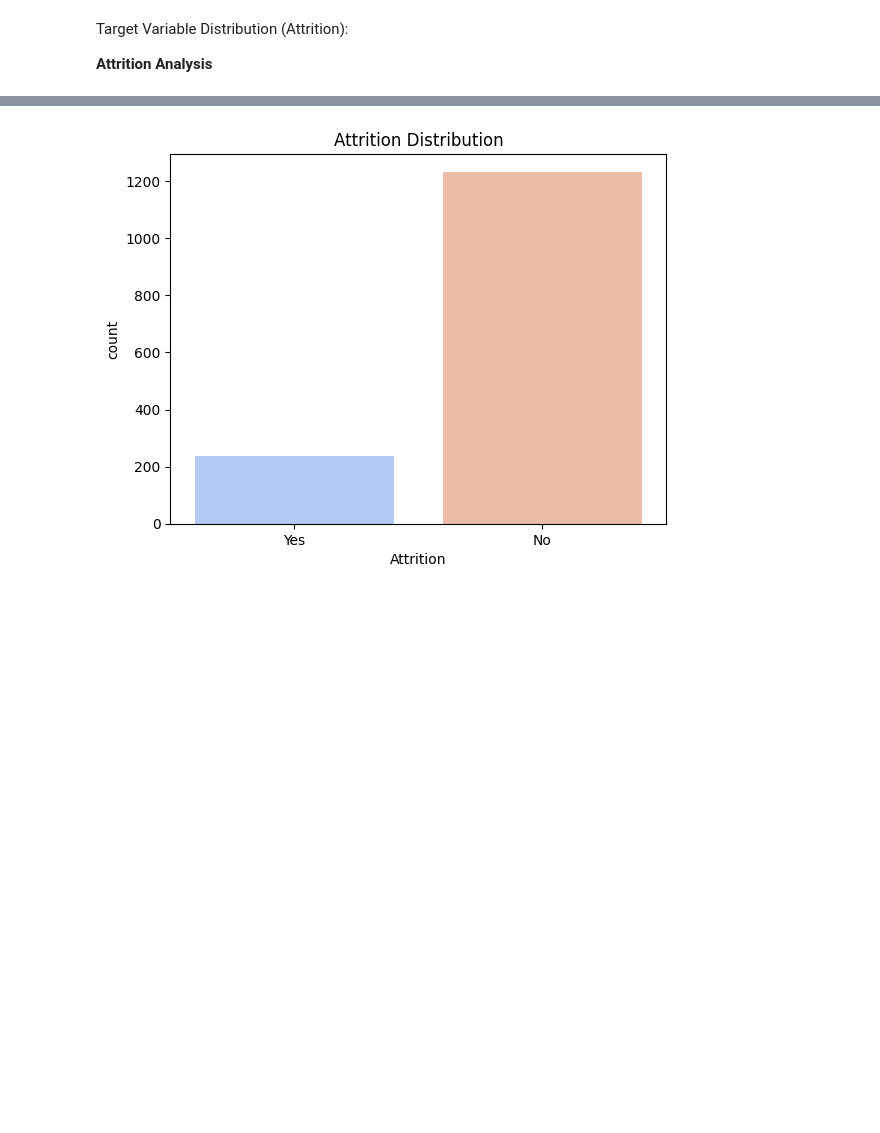
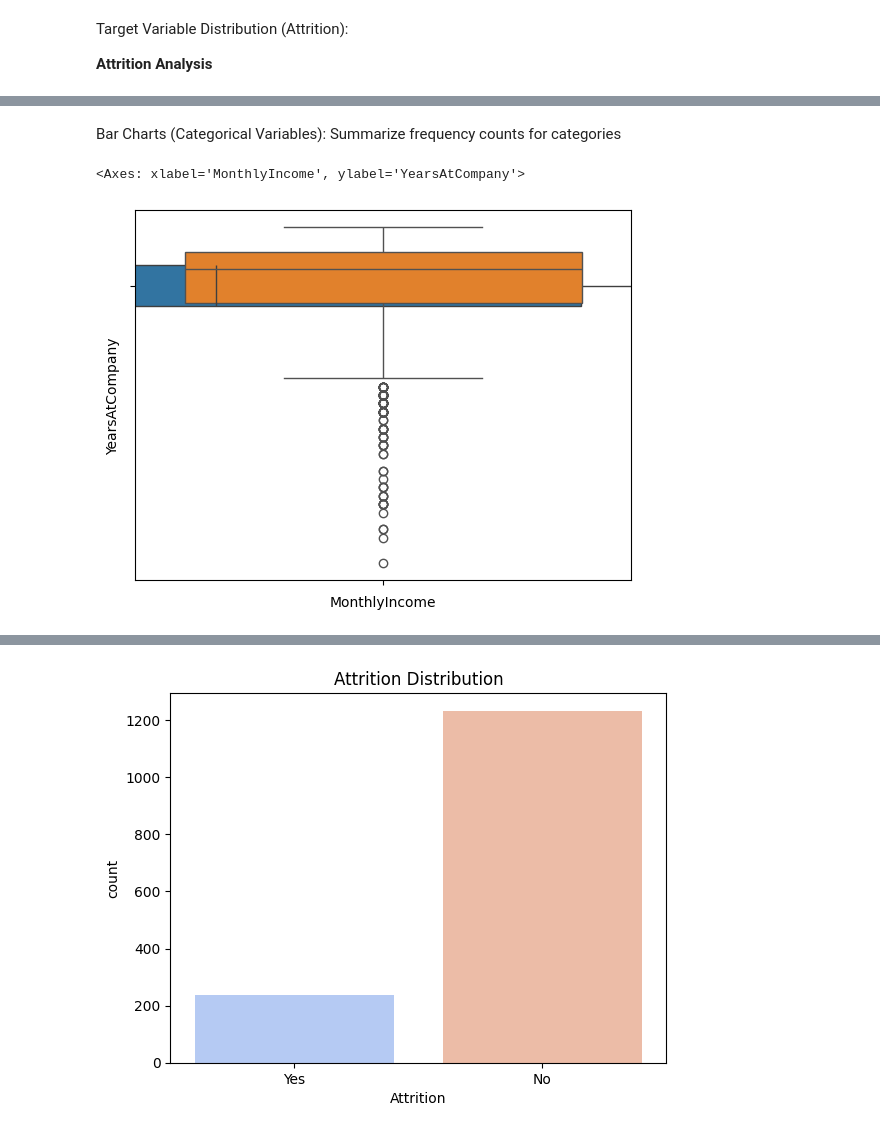
Before and after one commit to Geethasaran/E-Commerce-_Employee-Attrition-Rate, a Jupyter notebook: FINAL_PROJECT_Employee_Attrition_Rate.ipynb, the cells around one changed output, grey strips where cells are left out. Cells and saved outputs as stored; diff of their text form; code cells hidden in the pictures; blank space fills up the shorter version.

```diff
--- a/FINAL_PROJECT_Employee_Attrition_Rate.ipynb
+++ b/FINAL_PROJECT_Employee_Attrition_Rate.ipynb
@@ -80,0 +93,9 @@ Target Variable Distribution (Attrition):
+# %% [markdown]
+Bar Charts (Categorical Variables):
+Summarize frequency counts for categories
+# %%
+sns.boxplot(x='MonthlyIncome', data=df)
+sns.boxplot(y='YearsAtCompany', data=df)
+# %% [output]
+<Axes: xlabel='MonthlyIncome', ylabel='YearsAtCompany'>
+[figure, added]
```
Also changed, not shown: parts of 16 cells of this notebook.
